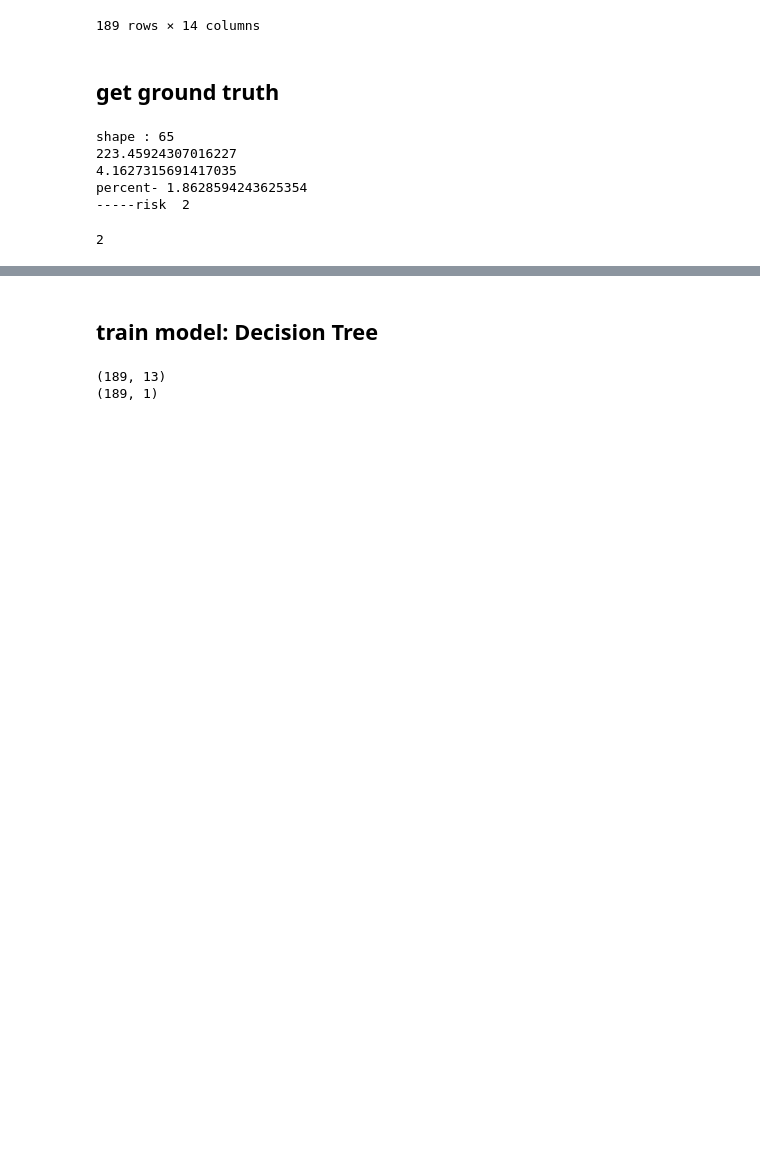
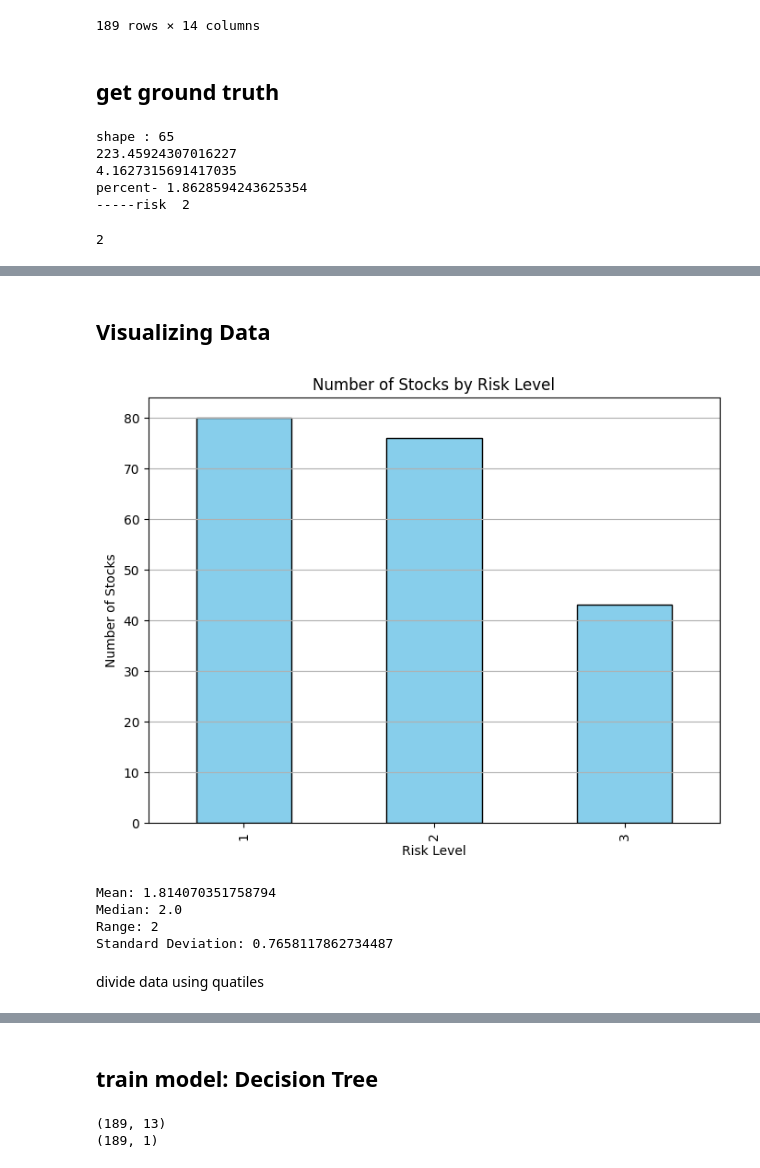
Before and after one commit to tanyaaton/stock-risk-classification, a Jupyter notebook: main.ipynb, the cells around one changed output, grey strips where cells are left out. Drawn from its saved outputs; the diff is of its cells as text; code cells hidden in the pictures; blank space fills up the shorter version.

```diff
--- a/main.ipynb
+++ b/main.ipynb
@@ -490,0 +462,39 @@ Name: Risk Level, Length: 96, dtype: int64
+# %% [markdown]
+## Visualizing Data
+# %%
+import matplotlib.pyplot as plt
+risk_level_counts = df_groundtruth['Risk Level'].value_counts().sort_index()
+
+
+plt.figure(figsize=(8, 6))
+risk_level_counts.plot(kind='bar', color='skyblue', edgecolor='black')
+
+# Add labels and title
+plt.xlabel('Risk Level')
+plt.ylabel('Number of Stocks')
+plt.title('Number of Stocks by Risk Level')
+
+# Show the plot
+plt.grid(axis='y')
+plt.show()
+# %% [output]
+[figure, added]
+# %%
+# Calculate statistics
+mean_value = df_groundtruth['Risk Level'].mean()
+median_value = df_groundtruth['Risk Level'].median()
+range_value = df_groundtruth['Risk Level'].max() - df_groundtruth['Risk Level'].min()
+std_dev = df_groundtruth['Risk Level'].std()
+
+# Print the results
+print(f"Mean: {mean_value}")
+print(f"Median: {median_value}")
+print(f"Range: {range_value}")
+print(f"Standard Deviation: {std_dev}")
+# %% [output]
+Mean: 1.814070351758794
+Median: 2.0
+Range: 2
+Standard Deviation: 0.7658117862734487
+# %% [markdown]
+divide data using quatiles
```
Also changed, not shown: parts of 9 cells of this notebook, 2 other files.
